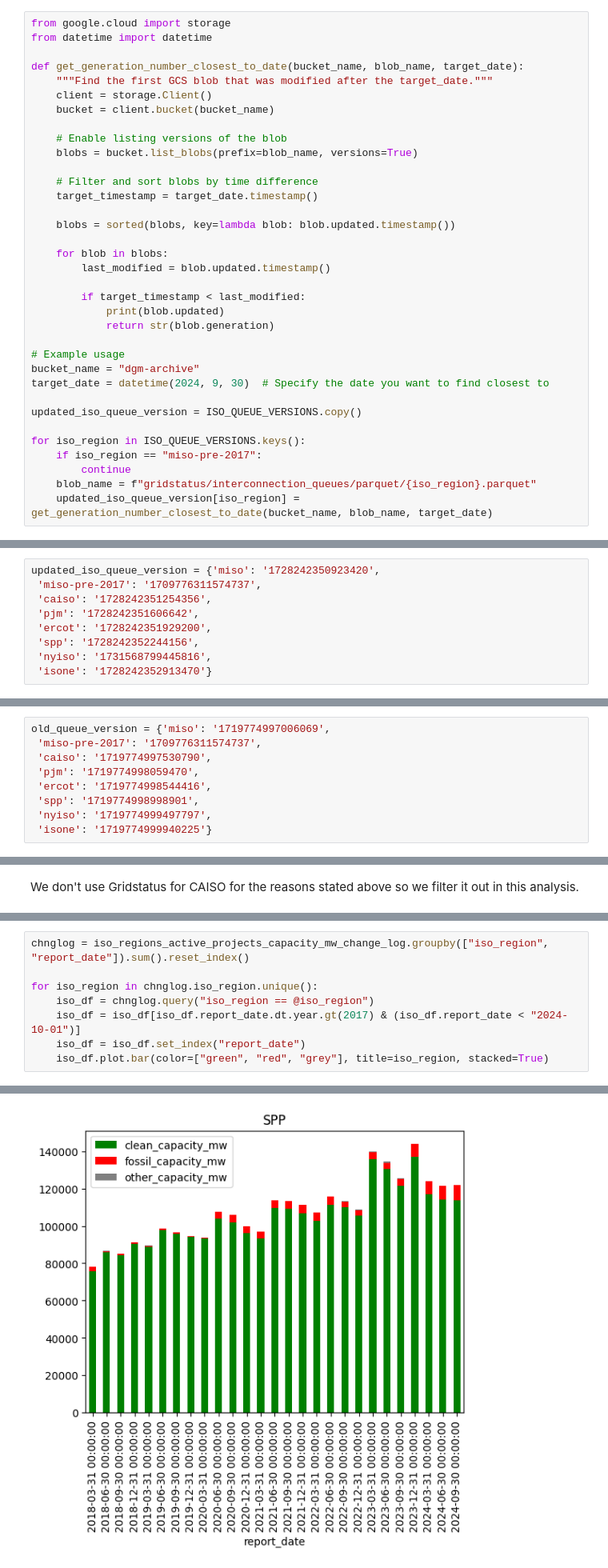
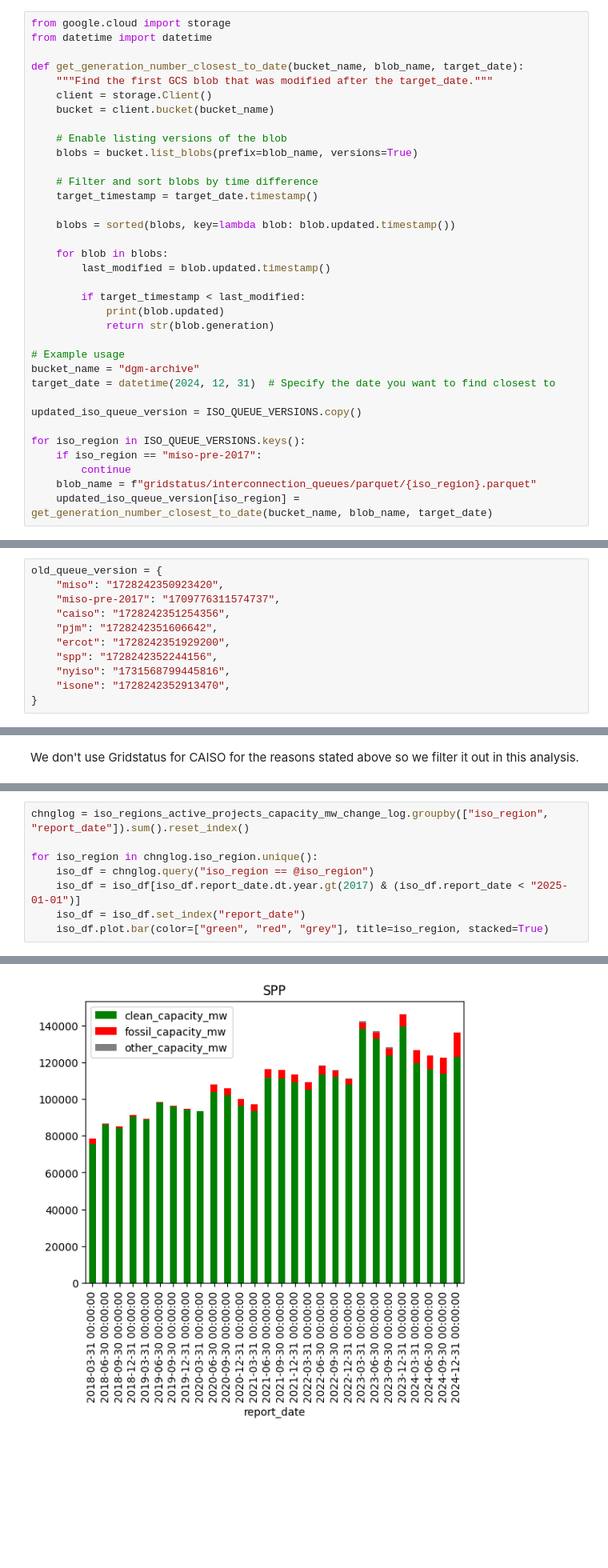
Before and after one commit to deployment-gap-model-education-fund/deployment-gap-model, a Jupyter notebook: notebooks/data_updates/gridstatus/quarterly_update.ipynb, the cells around one changed output, grey strips where cells are left out. Shown at 80% size. Saved outputs shown, nothing was run; the diff lists cells and outputs as text; blank space fills up the shorter version.

```diff
--- a/notebooks/data_updates/gridstatus/quarterly_update.ipynb
+++ b/notebooks/data_updates/gridstatus/quarterly_update.ipynb
@@ -38,7 +31,7 @@ def get_generation_number_closest_to_date(bucket_name, blob_name, target_date):
 
 # Example usage
 bucket_name = "dgm-archive"
-target_date = datetime(2024, 9, 30)  # Specify the date you want to find closest to
+target_date = datetime(2024, 12, 31)  # Specify the date you want to find closest to
 
 updated_iso_queue_version = ISO_QUEUE_VERSIONS.copy()
 
@@ -58,11 +51,2 @@ for iso_region in ISO_QUEUE_VERSIONS.keys():
-# %%
-updated_iso_queue_version = {'miso': '1728242350923420',
- 'miso-pre-2017': '1709776311574737',
- 'caiso': '1728242351254356',
- 'pjm': '1728242351606642',
- 'ercot': '1728242351929200',
- 'spp': '1728242352244156',
- 'nyiso': '1731568799445816',
- 'isone': '1728242352913470'}
 # %% [markdown]
 Copy and past the old version numbers from `dbcp.extract.gridstatus_isoqueues.ISO_QUEUE_VERSIONS`.
@@ -69,12 +64,14 @@ Copy and past the old version numbers from `dbcp.extract.gridstatus_isoqueues.IS
 # %%
-old_queue_version = {'miso': '1719774997006069',
- 'miso-pre-2017': '1709776311574737',
- 'caiso': '1719774997530790',
- 'pjm': '1719774998059470',
- 'ercot': '1719774998544416',
- 'spp': '1719774998998901',
- 'nyiso': '1719774999497797',
- 'isone': '1719774999940225'}
+old_queue_version = {
+    "miso": "1728242350923420",
+    "miso-pre-2017": "1709776311574737",
+    "caiso": "1728242351254356",
+    "pjm": "1728242351606642",
+    "ercot": "1728242351929200",
+    "spp": "1728242352244156",
+    "nyiso": "1731568799445816",
+    "isone": "1728242352913470",
+}
 # %%
 old_iso_queues = dbcp.extract.gridstatus_isoqueues.extract(old_queue_version)
 new_iso_queues = dbcp.extract.gridstatus_isoqueues.extract(updated_iso_queue_version)
@@ -271,7 +293,7 @@ chnglog = iso_regions_active_projects_capacity_mw_change_log.groupby(["iso_regio
 
 for iso_region in chnglog.iso_region.unique():
     iso_df = chnglog.query("iso_region == @iso_region")
-    iso_df = iso_df[iso_df.report_date.dt.year.gt(2017) & (iso_df.report_date < "2024-10-01")]
+    iso_df = iso_df[iso_df.report_date.dt.year.gt(2017) & (iso_df.report_date < "2025-01-01")]
     iso_df = iso_df.set_index("report_date")
     iso_df.plot.bar(color=["green", "red", "grey"], title=iso_region, stacked=True)
 # %% [output]
@@ -283 +305 @@ for iso_region in chnglog.iso_region.unique():
-[figure, old version]
+[figure, new version]
```
Also changed, not shown: parts of 42 cells of this notebook, 4 other files.
